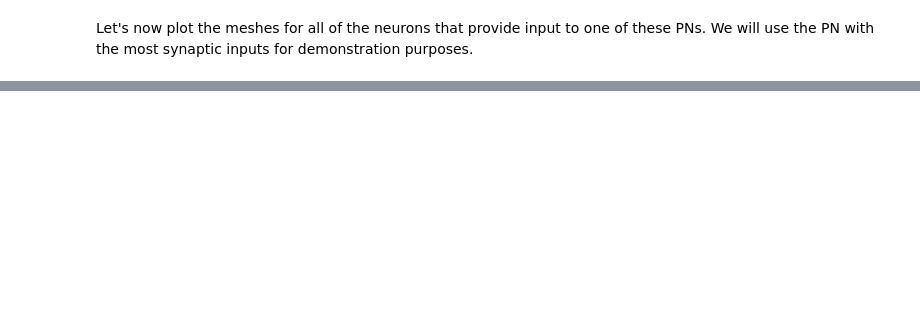
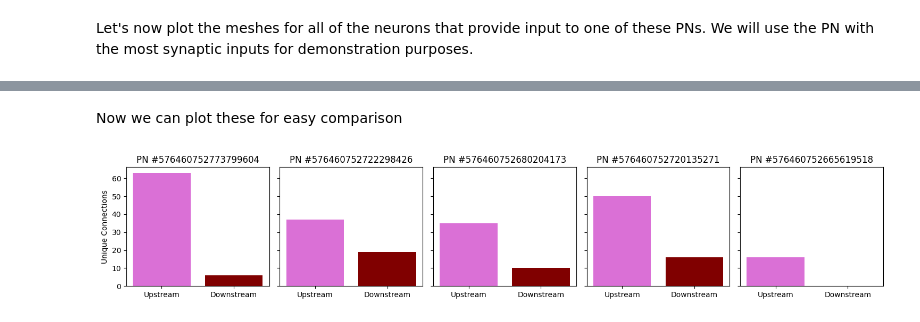
Before and after one commit to Social-Evolution-and-Behavior/crantpy, a Jupyter notebook: docs/deep_dive/connectivity.ipynb, the cells around one changed output, grey strips where cells are left out. Drawn from its saved outputs; the diff is of its cells as text; code cells hidden in the pictures; blank space fills up the shorter version.

```diff
--- a/docs/deep_dive/connectivity.ipynb
+++ b/docs/deep_dive/connectivity.ipynb
@@ -173,12 +240,0 @@ Here we query all of the synapses upstream and downstream of three projection ne
-# %%
-sample_ids = opn_ids[:3].astype(int).tolist()
-fig, axes = plt.subplots(1, 3, figsize=(10, 3), sharey=True)
-for ax, sample_id in zip(axes, sample_ids):
-    connectivity = cp.get_connectivity(neuron_ids=sample_id, upstream=True, downstream=True, threshold=5)
-    upstream_count = connectivity[connectivity['pre'] == sample_id]['post'].nunique()
-    downstream_count = connectivity[connectivity['post'] == sample_id]['pre'].nunique()
-    ax.bar(['Upstream', 'Downstream'], [upstream_count, downstream_count], color=['orchid', 'maroon'])
-    ax.set_title(f"PN #{sample_id}")
-axes[0].set_ylabel('Unique Connections')
-plt.tight_layout()
-plt.show()
@@ -186,0 +274,4 @@ plt.show()
+# %%
+sample_ids = opn_ids[:5].astype(int).tolist()
+synapse_counts = cp.get_synapse_counts(neuron_ids=sample_ids, threshold=5)
+synapse_counts
@@ -186,0 +286,14 @@ plt.show()
+# %% [markdown]
+Now we can plot these for easy comparison
+# %%
+fig, axes = plt.subplots(1, 5, figsize=(15, 3), sharey=True)
+for ax, row in zip(axes, synapse_counts.iterrows()):
+    upstream_count = row[1]['pre']
+    downstream_count = row[1]['post']
+    ax.bar(['Upstream', 'Downstream'], [upstream_count, downstream_count], color=['orchid', 'maroon'])
+    ax.set_title(f"PN #{row[0]}")
+axes[0].set_ylabel('Unique Connections')
+plt.tight_layout()
+plt.show()
+# %% [output]
+[figure, added]
```
Also changed, not shown: parts of 23 cells of this notebook, 2 other files.
